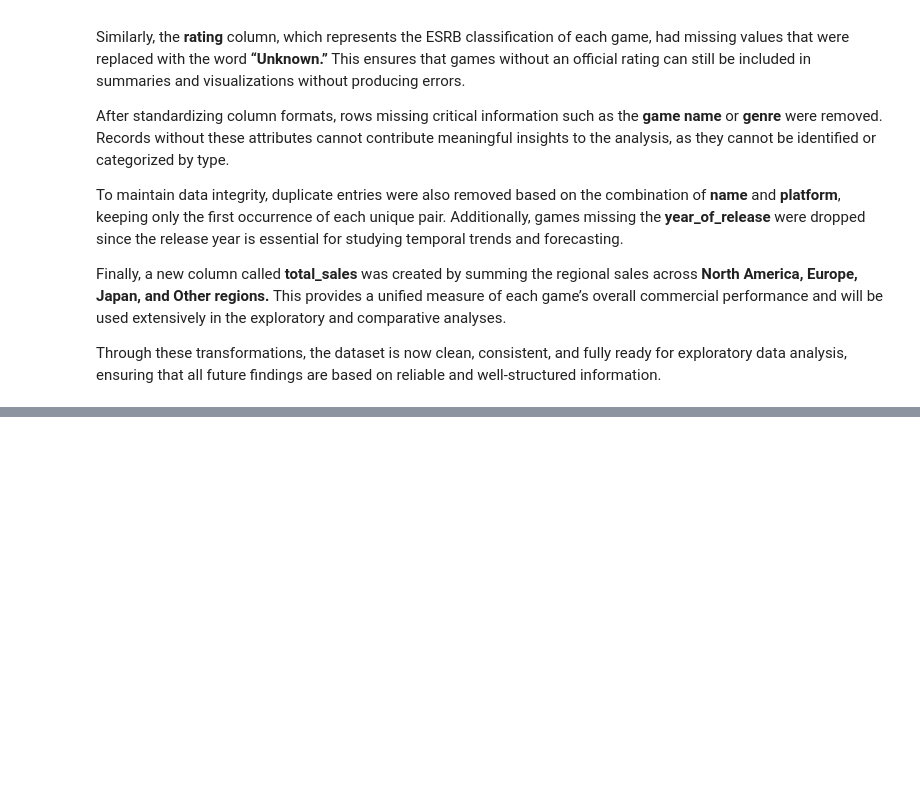
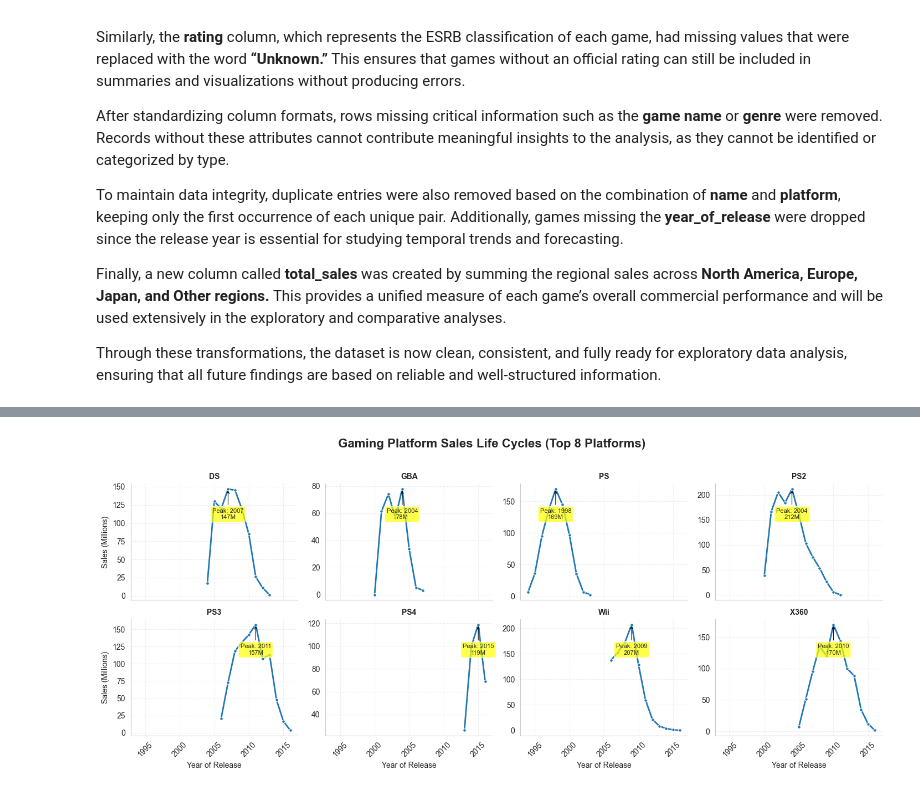
Before and after one commit to Juanhv24/ICE-Video-Game-Store-Data-Analysis-Project-, a Jupyter notebook: ice.ipynb, the cells around one changed output, grey strips where cells are left out. Drawn from its saved outputs; the diff is of its cells as text; code cells hidden in the pictures; blank space fills up the shorter version.

```diff
--- a/ice.ipynb
+++ b/ice.ipynb
@@ -127,0 +210,74 @@ memory usage: 1.6+ MB
+# %%
+# Yearly sales by platform
+
+# Filter to show only the most relevant platforms (top 8 by total sales)
+top_platforms = platform_sales.head(8)["platform"].tolist()
+sales_platform_year_filtered = sales_platform_year[
+    sales_platform_year["platform"].isin(top_platforms)
+]
+
+# Create the improved visualization
+g = sns.FacetGrid (
+    sales_platform_year_filtered,
+    col = "platform",
+    col_wrap= 4,
+    sharey = False,
+    height = 3,
+    aspect = 1.2
+)
+
+# Map the line plot with better styling
+g.map (sns.lineplot, "year_of_release", "total_sales",
+       marker = "o", linewidth = 2, markersize = 4)
+
+# Improve titles and formatting
+g.set_titles ("{col_name}", fontsize = 12, fontweight = "bold")
+g.fig.suptitle ("Gaming Platform Sales Life Cycles (Top 8 Platforms)",
+                fontsize = 16, fontweight = "bold", y = 1.02)
+
+# Add axis labels and formatting
+g.set_axis_labels("Year of Release", "Sales (Millions)")
+
+# Format y-axis to show values in millions with commas
+for ax in g.axes.flat:
+    ax.yaxis.set_major_formatter(FuncFormatter(lambda x, _: f"{x:,.0f}"))
+    ax.tick_params(axis="x", rotation=45)
+
+    # Add subtle grid for better readability
+    ax.grid(True, alpha=0.3, linestyle="--")
+
+    # Highlight peak year for each platform
+    platform_data = sales_platform_year_filtered[
+        sales_platform_year_filtered["platform"] == ax.get_title()
+    ]
+    if not platform_data.empty:
+        peak_idx = platform_data["total_sales"].idxmax()
+        peak_year = platform_data.loc[peak_idx, "year_of_release"]
+        peak_sales = platform_data.loc[peak_idx, "total_sales"]
+
+        # Add peak annotation if sales are significant
+        if peak_sales > 10:  # Only annotate if peak sales > 10M
+
+            # Smart positioning to avoid title overlap
+            y_max = ax.get_ylim()[1]
+            y_pos_ratio = peak_sales / y_max
+
+            # If peak is in upper portion of chart, place annotation below
+            if y_pos_ratio > 0.7:
+                xytext_offset = (0, -25)
+                va_align = "top"
+            else:
+                xytext_offset = (0, 15)
+                va_align = "bottom"
+
+            ax.annotate(f"Peak: {peak_year}\n{peak_sales:.0f}M",
+                       xy=(peak_year, peak_sales),
+                       xytext=xytext_offset, textcoords="offset points",
+                       bbox=dict(boxstyle="round,pad=0.3", facecolor="yellow", alpha=0.7),
+                       fontsize=8, ha="center", va=va_align,
+                       arrowprops=dict(arrowstyle="->", color="black", lw=0.8))
+
+plt.tight_layout()
+plt.show()
+# %% [output]
+[figure, added]
```
Also changed, not shown: parts of 8 cells of this notebook.
